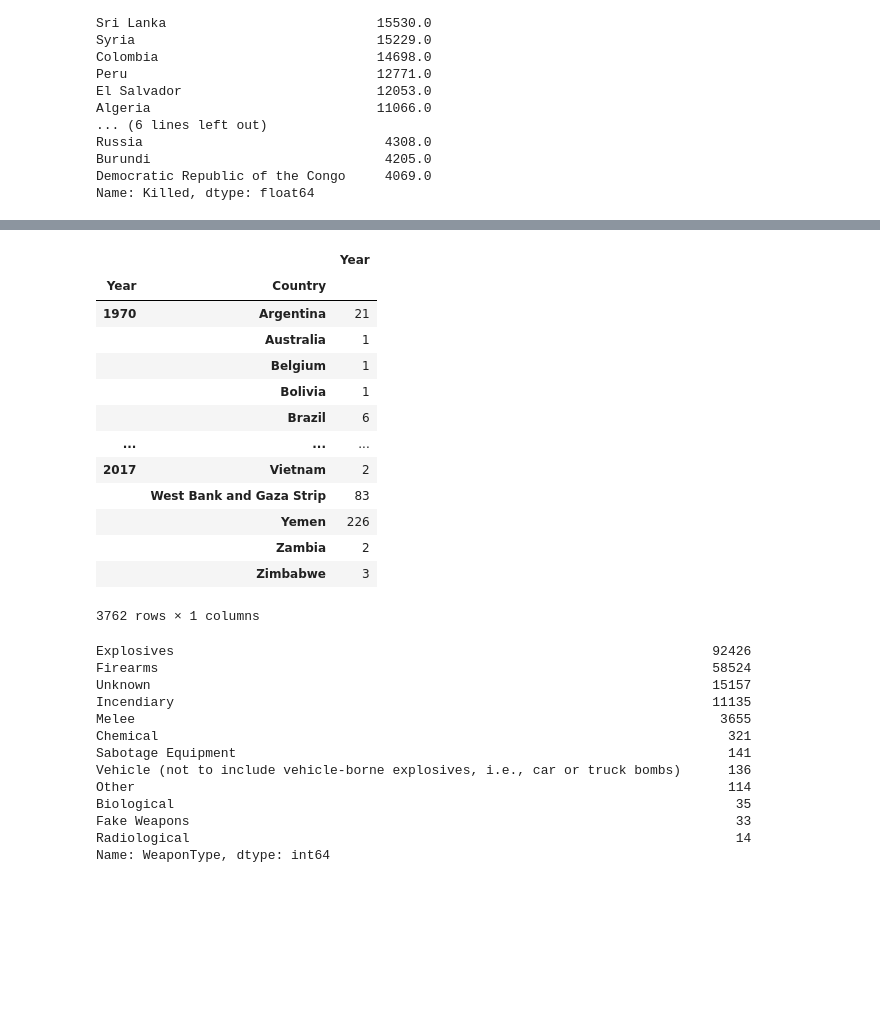
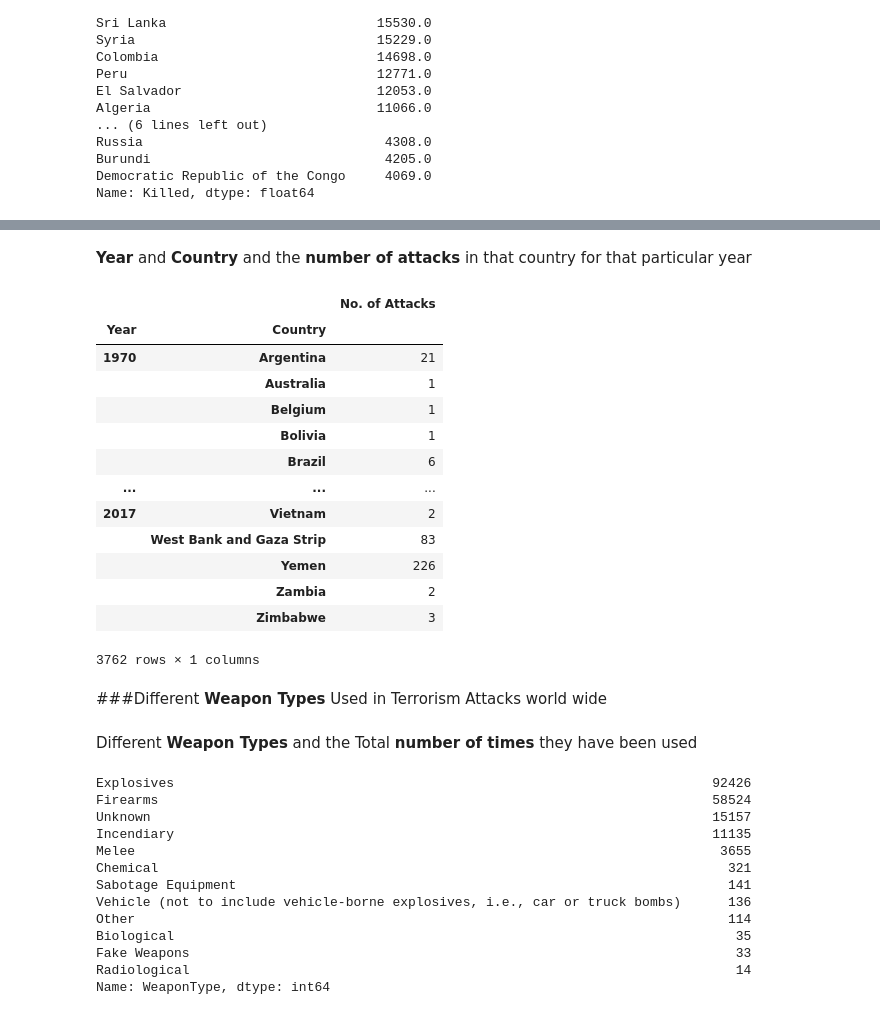
Before and after one commit to siddeshnaik/Sparks_Foundation, a Jupyter notebook: Terrorisum.ipynb, the cells around one changed output, grey strips where cells are left out. Saved outputs shown, nothing was run; the diff lists cells and outputs as text; code cells hidden in the pictures; blank space fills up the shorter version.

```diff
--- a/Terrorisum.ipynb
+++ b/Terrorisum.ipynb
@@ -544,9 +777,11 @@ Name: Killed, dtype: float64
+# %% [markdown]
+**Year** and **Country** and the **number of attacks** in that country for that particular year
 # %%
 #year , country wise attacks
-Year_wise_attacked_countries=pd.DataFrame(df.groupby(['Year','Country' ])['Year'].count())
+Year_wise_attacked_countries=pd.DataFrame({'No. of Attacks':df.groupby(['Year','Country' ])['Year'].count()})
 Year_wise_attacked_countries
 # %% [output]
-|  |  | Year |
+|  |  | No. of Attacks |
 | Year | Country |  |
 | 1970 | Argentina | 21 |
 |  | Australia | 1 |
@@ -560,6 +795,10 @@ Year_wise_attacked_countries
 |  | Zambia | 2 |
 |  | Zimbabwe | 3 |
 3762 rows × 1 columns
+# %% [markdown]
+###Different **Weapon Types** Used in Terrorism Attacks world wide
+# %% [markdown]
+Different **Weapon Types** and the Total **number of times** they have been used
 # %%
 #Number of incidents
 df['WeaponType'].value_counts()
```
Also changed, not shown: parts of 74 cells of this notebook.
